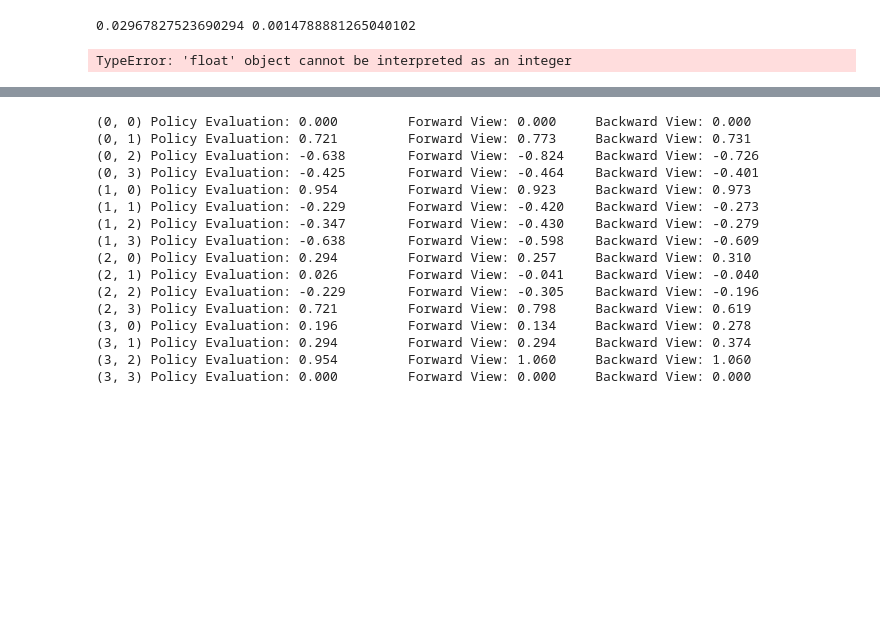
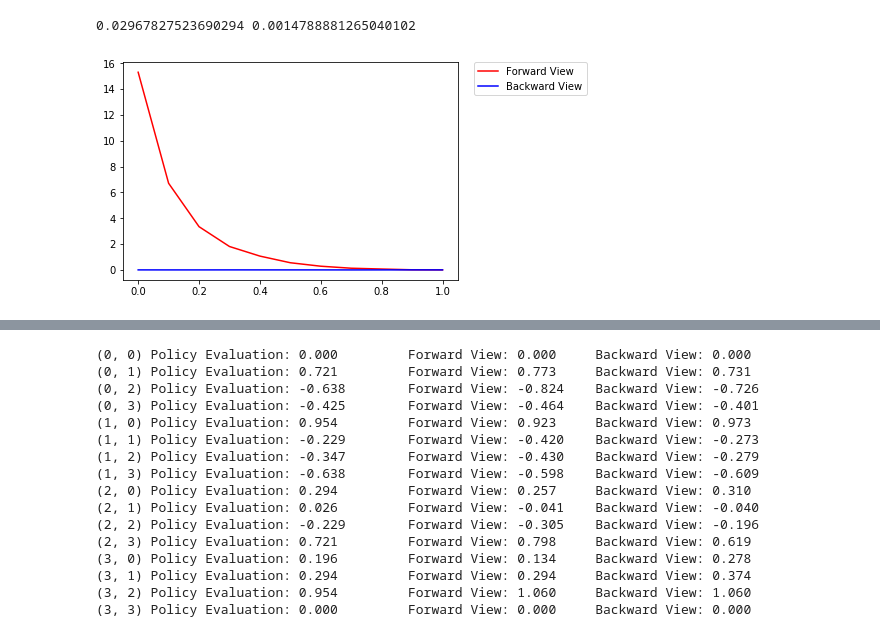
Before and after one commit to joelper/MS-E346, a Jupyter notebook: Assignments/Assignment_10.ipynb, the cells around one changed output, grey strips where cells are left out. Drawn from its saved outputs; the diff is of its cells as text; code cells hidden in the pictures; blank space fills up the shorter version.

```diff
--- a/Assignments/Assignment_10.ipynb
+++ b/Assignments/Assignment_10.ipynb
@@ -220,10 +220,17 @@ print(fv_dist, bv_dist)
 # %%
 fv_acc = []
 bv_acc = []
-for lambd in range(0,1,0.1):
+for lambd in np.linspace(0,1,11):
     fv = forward_view_TD_lambda(policy, gw, lambd, 5000, 30, 0.01)
     bv = backward_view_TD_lambda(policy, gw, lambd, 5000, 30, 0.01)
     fv_acc.append(average_squared_dist(vf_pe, fv))
     bv_acc.append(average_squared_dist(vf_pe, bv))
-# %% [output]
-TypeError: 'float' object cannot be interpreted as an integer
+# %%
+import matplotlib.pyplot as plt
+
+plt.plot(np.linspace(0,1,11), fv_acc, 'r', label='Forward View')
+plt.plot(np.linspace(0,1,11), bv_acc, 'b', label='Backward View')
+plt.legend(bbox_to_anchor=(1.05, 1), loc=2, borderaxespad=0.)
+plt.show()
+# %% [output]
+[figure, added]
```
Also changed, not shown: parts of 19 cells of this notebook.
